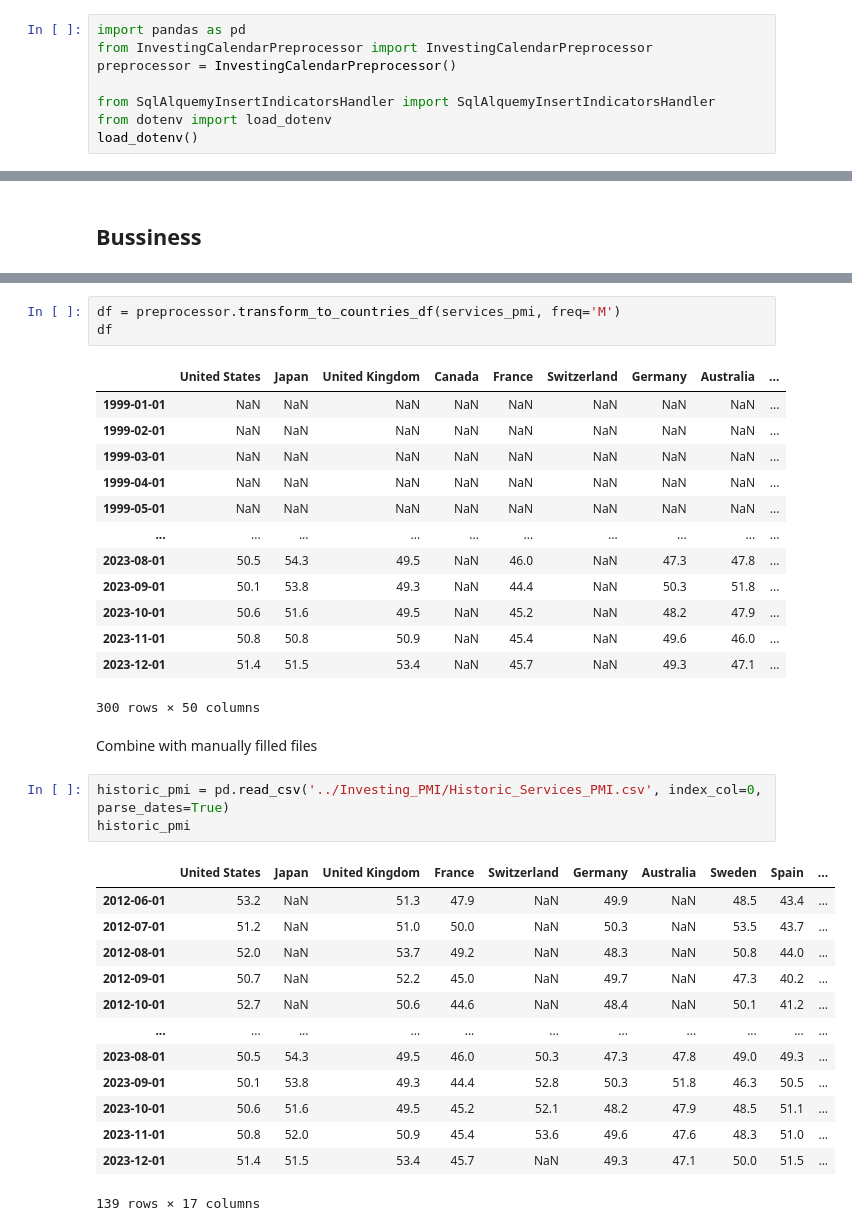
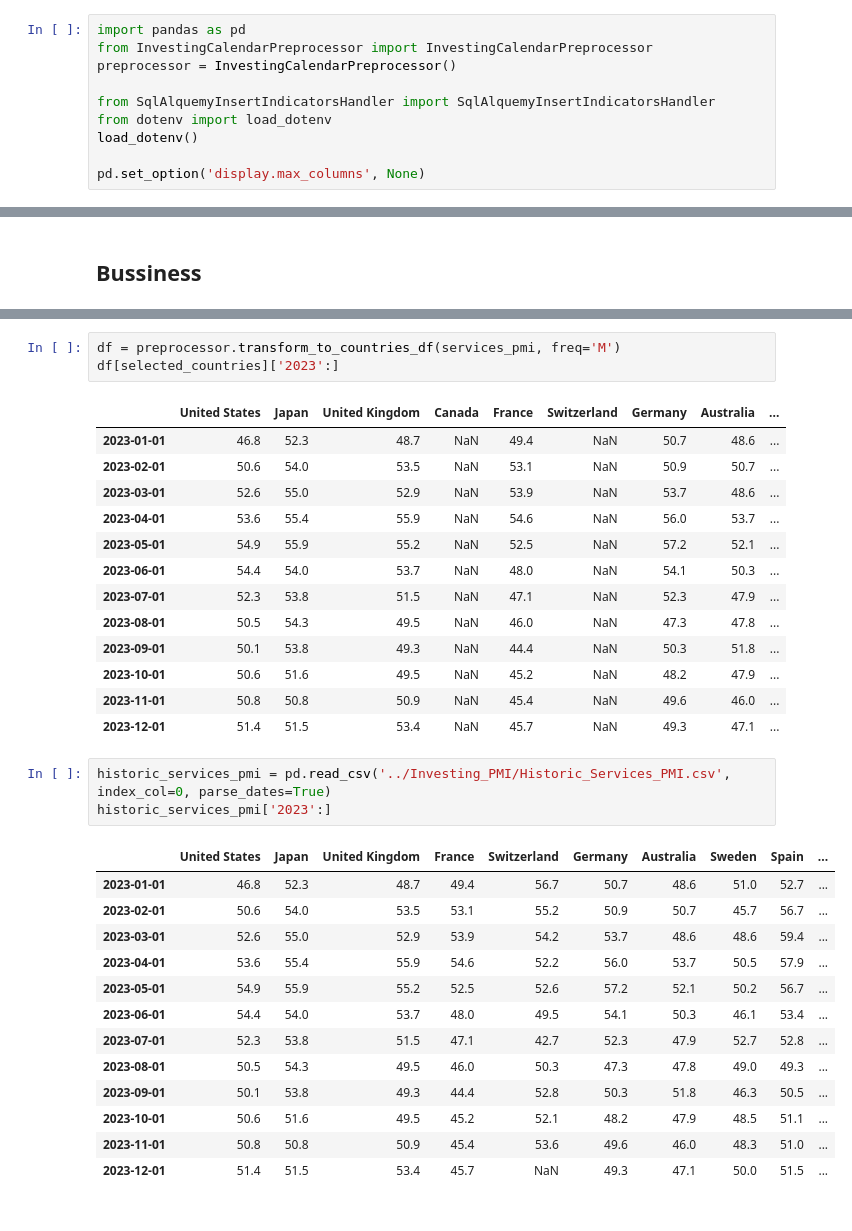
Before and after one commit to lharazin/TFM, a Jupyter notebook: Data/Investing_EconomicCalendar/combine_and_save_key_indicators.ipynb, the cells around one changed output, grey strips where cells are left out. Saved outputs shown, nothing was run; the diff lists cells and outputs as text.

```diff
--- a/Data/Investing_EconomicCalendar/combine_and_save_key_indicators.ipynb
+++ b/Data/Investing_EconomicCalendar/combine_and_save_key_indicators.ipynb
@@ -6,3 +6,5 @@ preprocessor = InvestingCalendarPreprocessor()
 from SqlAlquemyInsertIndicatorsHandler import SqlAlquemyInsertIndicatorsHandler
 from dotenv import load_dotenv
 load_dotenv()
+
+pd.set_option('display.max_columns', None)
@@ -77,36 +329,34 @@ Data coverage since 2013 (30 countries): 39.5 %
 # %%
 df = preprocessor.transform_to_countries_df(services_pmi, freq='M')
-df
+df[selected_countries]['2023':]
 # %% [output]
 |  | United States | Japan | United Kingdom | Canada | France | Switzerland | Germany | Australia | ... |
-| 1999-01-01 | NaN | NaN | NaN | NaN | NaN | NaN | NaN | NaN | ... |
-| 1999-02-01 | NaN | NaN | NaN | NaN | NaN | NaN | NaN | NaN | ... |
-| 1999-03-01 | NaN | NaN | NaN | NaN | NaN | NaN | NaN | NaN | ... |
-| 1999-04-01 | NaN | NaN | NaN | NaN | NaN | NaN | NaN | NaN | ... |
-| 1999-05-01 | NaN | NaN | NaN | NaN | NaN | NaN | NaN | NaN | ... |
-| ... | ... | ... | ... | ... | ... | ... | ... | ... | ... |
+| 2023-01-01 | 46.8 | 52.3 | 48.7 | NaN | 49.4 | NaN | 50.7 | 48.6 | ... |
+| 2023-02-01 | 50.6 | 54.0 | 53.5 | NaN | 53.1 | NaN | 50.9 | 50.7 | ... |
+| 2023-03-01 | 52.6 | 55.0 | 52.9 | NaN | 53.9 | NaN | 53.7 | 48.6 | ... |
+| 2023-04-01 | 53.6 | 55.4 | 55.9 | NaN | 54.6 | NaN | 56.0 | 53.7 | ... |
+| 2023-05-01 | 54.9 | 55.9 | 55.2 | NaN | 52.5 | NaN | 57.2 | 52.1 | ... |
+| 2023-06-01 | 54.4 | 54.0 | 53.7 | NaN | 48.0 | NaN | 54.1 | 50.3 | ... |
+| 2023-07-01 | 52.3 | 53.8 | 51.5 | NaN | 47.1 | NaN | 52.3 | 47.9 | ... |
 | 2023-08-01 | 50.5 | 54.3 | 49.5 | NaN | 46.0 | NaN | 47.3 | 47.8 | ... |
 | 2023-09-01 | 50.1 | 53.8 | 49.3 | NaN | 44.4 | NaN | 50.3 | 51.8 | ... |
 | 2023-10-01 | 50.6 | 51.6 | 49.5 | NaN | 45.2 | NaN | 48.2 | 47.9 | ... |
 | 2023-11-01 | 50.8 | 50.8 | 50.9 | NaN | 45.4 | NaN | 49.6 | 46.0 | ... |
 | 2023-12-01 | 51.4 | 51.5 | 53.4 | NaN | 45.7 | NaN | 49.3 | 47.1 | ... |
-300 rows × 50 columns
-# %% [markdown]
-Combine with manually filled files
 # %%
-historic_pmi = pd.read_csv('../Investing_PMI/Historic_Services_PMI.csv', index_col=0, parse_dates=True)
-historic_pmi
+historic_services_pmi = pd.read_csv('../Investing_PMI/Historic_Services_PMI.csv', index_col=0, parse_dates=True)
+historic_services_pmi['2023':]
 # %% [output]
 |  | United States | Japan | United Kingdom | France | Switzerland | Germany | Australia | Sweden | Spain | ... |
-| 2012-06-01 | 53.2 | NaN | 51.3 | 47.9 | NaN | 49.9 | NaN | 48.5 | 43.4 | ... |
-| 2012-07-01 | 51.2 | NaN | 51.0 | 50.0 | NaN | 50.3 | NaN | 53.5 | 43.7 | ... |
-| 2012-08-01 | 52.0 | NaN | 53.7 | 49.2 | NaN | 48.3 | NaN | 50.8 | 44.0 | ... |
-| 2012-09-01 | 50.7 | NaN | 52.2 | 45.0 | NaN | 49.7 | NaN | 47.3 | 40.2 | ... |
-| 2012-10-01 | 52.7 | NaN | 50.6 | 44.6 | NaN | 48.4 | NaN | 50.1 | 41.2 | ... |
-| ... | ... | ... | ... | ... | ... | ... | ... | ... | ... | ... |
+| 2023-01-01 | 46.8 | 52.3 | 48.7 | 49.4 | 56.7 | 50.7 | 48.6 | 51.0 | 52.7 | ... |
+| 2023-02-01 | 50.6 | 54.0 | 53.5 | 53.1 | 55.2 | 50.9 | 50.7 | 45.7 | 56.7 | ... |
+| 2023-03-01 | 52.6 | 55.0 | 52.9 | 53.9 | 54.2 | 53.7 | 48.6 | 48.6 | 59.4 | ... |
+| 2023-04-01 | 53.6 | 55.4 | 55.9 | 54.6 | 52.2 | 56.0 | 53.7 | 50.5 | 57.9 | ... |
+| 2023-05-01 | 54.9 | 55.9 | 55.2 | 52.5 | 52.6 | 57.2 | 52.1 | 50.2 | 56.7 | ... |
+| 2023-06-01 | 54.4 | 54.0 | 53.7 | 48.0 | 49.5 | 54.1 | 50.3 | 46.1 | 53.4 | ... |
+| 2023-07-01 | 52.3 | 53.8 | 51.5 | 47.1 | 42.7 | 52.3 | 47.9 | 52.7 | 52.8 | ... |
 | 2023-08-01 | 50.5 | 54.3 | 49.5 | 46.0 | 50.3 | 47.3 | 47.8 | 49.0 | 49.3 | ... |
 | 2023-09-01 | 50.1 | 53.8 | 49.3 | 44.4 | 52.8 | 50.3 | 51.8 | 46.3 | 50.5 | ... |
 | 2023-10-01 | 50.6 | 51.6 | 49.5 | 45.2 | 52.1 | 48.2 | 47.9 | 48.5 | 51.1 | ... |
-| 2023-11-01 | 50.8 | 52.0 | 50.9 | 45.4 | 53.6 | 49.6 | 47.6 | 48.3 | 51.0 | ... |
+| 2023-11-01 | 50.8 | 50.8 | 50.9 | 45.4 | 53.6 | 49.6 | 46.0 | 48.3 | 51.0 | ... |
 | 2023-12-01 | 51.4 | 51.5 | 53.4 | 45.7 | NaN | 49.3 | 47.1 | 50.0 | 51.5 | ... |
-139 rows × 17 columns
```
Also changed, not shown: parts of 36 cells of this notebook, 3 other files.
